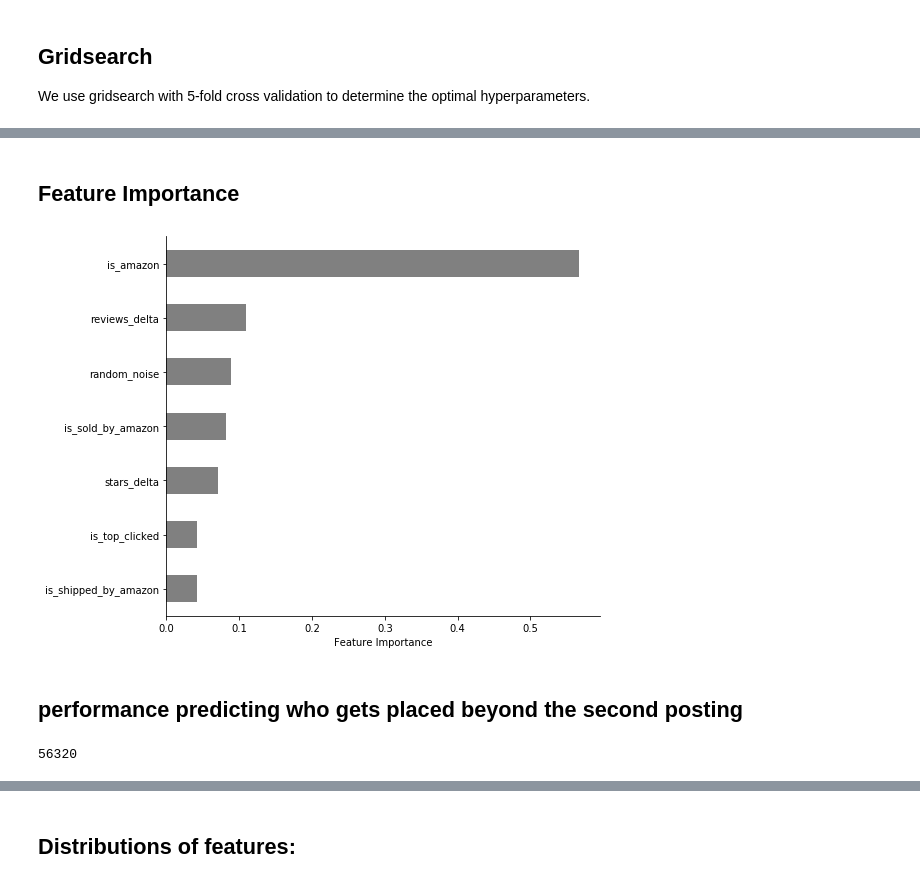
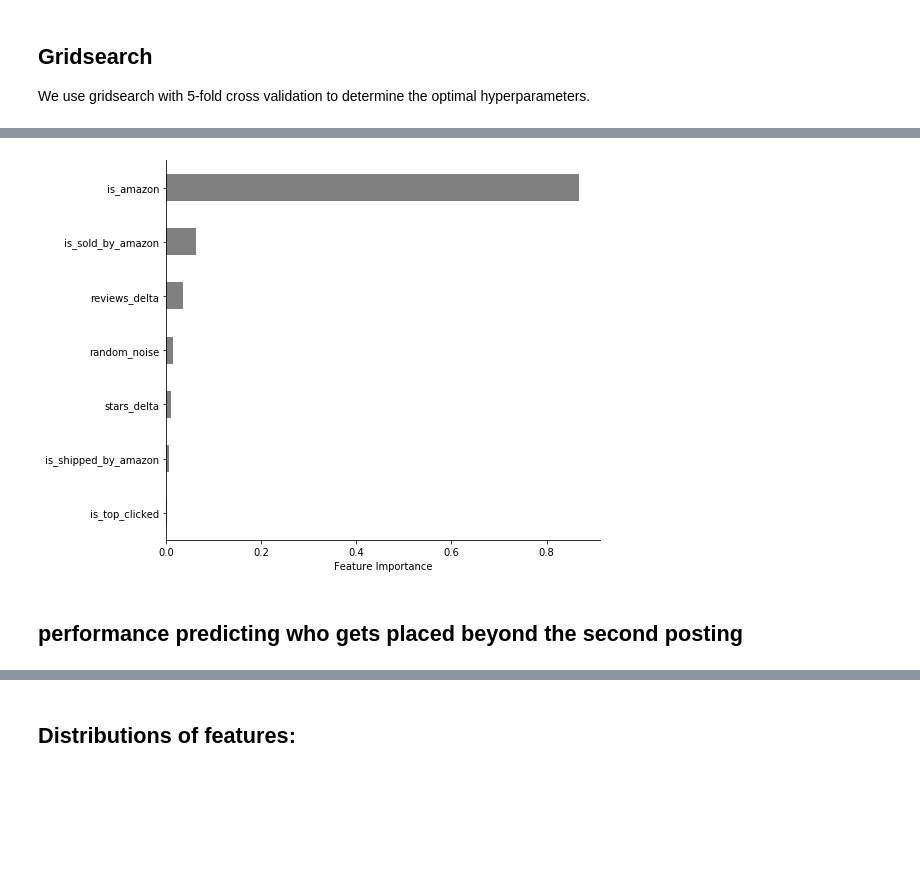
Before and after one commit to the-markup/investigation-amazon-brands, a Jupyter notebook: notebooks/2-random-forest-analysis.ipynb, the cells around one changed output, grey strips where cells are left out. Cells and saved outputs as stored; diff of their text form; code cells hidden in the pictures; blank space fills up the shorter version.

```diff
--- a/notebooks/2-random-forest-analysis.ipynb
+++ b/notebooks/2-random-forest-analysis.ipynb
@@ -236,0 +282,9 @@ def fit_model_cv(df, variable, target, model, cv=10):
+# %%
+cat2performance_standalone = {}
+for col in cols:
+    clf =  RandomForestClassifier(n_estimators=n_trees,
+                                  max_depth=max_tree_depth,
+                                  n_jobs=-1, random_state=random_seed)
+    score, std = fit_model_cv(training_data, variable=[col], target=target, model=clf)
+    print(f"with just {col}: {score * 100 :.4} +/- {std * 100 :.2}%")
+    cat2performance_standalone[f"with just {col}"] = score
@@ -270,11 +374,0 @@ def get_performance(cat2performance, knockout=['Change of Accuracy_abs']):
-# %%
-cols = ['stars_delta', 'reviews_delta',
-        'is_amazon',
-       'is_shipped_by_amazon', 'is_sold_by_amazon',
-        'is_top_clicked',
-        'random_noise']
-
-target = 'placed_higher'
-# %%
-n_trees = 300
-max_tree_depth = 7
@@ -378,8 +374,0 @@ for r in range(len(cols)):
-# %%
-cat2performance = {}
-for iv in tqdm(perms):
-    clf =  RandomForestClassifier(n_estimators=300, max_depth=7,
-                                  n_jobs=-1, random_state=303)
-    score, std = fit_model_cv(training_data, variable=list(iv),
-                              target=target, model=clf)
-    cat2performance[iv] = score
@@ -391,42 +375,38 @@ df.to_csv('../data/output/tables/random_forest_permutations.csv')
-# %% [markdown]
-## Feature Importance
 # %%
-forest = RandomForestClassifier(n_estimators=300, n_jobs=-1, max_depth=7, random_state=303)
+forest = RandomForestClassifier(n_estimators=n_trees,
+                                max_depth=max_tree_depth,
+                                max_features=max_features,
+                                n_jobs=-1, random_state=random_seed)
+
 score = fit_model(training_data, variable=cols, target=target, model=forest)
-
-feature_names = cols
-importances = forest.feature_importances_
-forest_importances = pd.Series(importances, index=feature_names)
+forest_importances = pd.Series(forest.feature_importances_, index=cols)
 forest_importances.sort_values(inplace=True, ascending=True)
+forest_importances.to_csv(fn_feature_importance, index=False)
 
 fig, ax = plt.subplots(figsize=(8, 6))
 forest_importances.plot.barh(ax=ax, color='grey')
 # ax.set_ylabel("Features")
 ax.set_xlabel("Feature Importance")
 
 # Hide the right and top spines
 ax.spines['right'].set_visible(False)
 ax.spines['top'].set_visible(False)
 
 # Only show ticks on the left and bottom spines
 ax.yaxis.set_ticks_position('left')
 ax.xaxis.set_ticks_position('bottom') # Hide the right and top spines
 ax.spines['right'].set_visible(False)
 ax.spines['top'].set_visible(False)
 
 # Only show ticks on the left and bottom spines
 ax.yaxis.set_ticks_position('left')
 ax.xaxis.set_ticks_position('bottom')
 
 fig.tight_layout()
 # %% [output]
-[figure, old version]
+[figure, new version]
 # %% [markdown]
 ## performance predicting who gets placed beyond the second posting
-# %%
-len(trainig_data)
-# %% [output]
-56320
 # %%
 permformance = []
 for n in range(2, 41):
```
Also changed, not shown: parts of 56 cells of this notebook, 4 other files.
